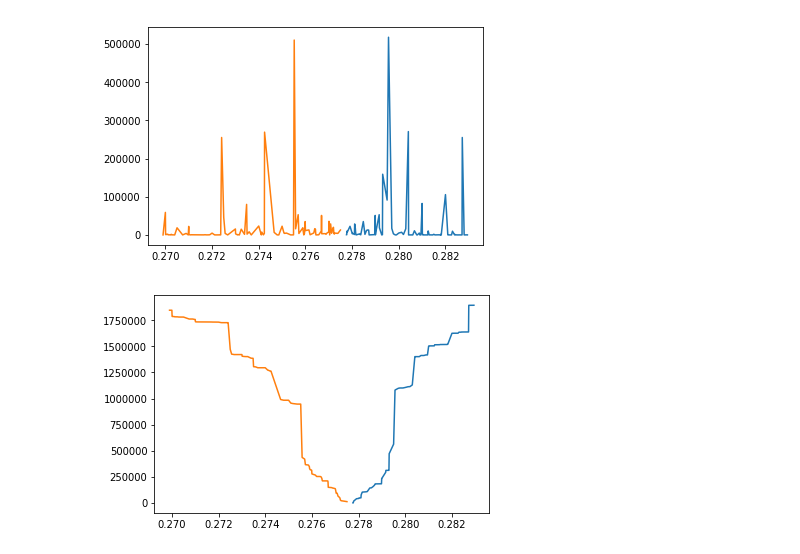
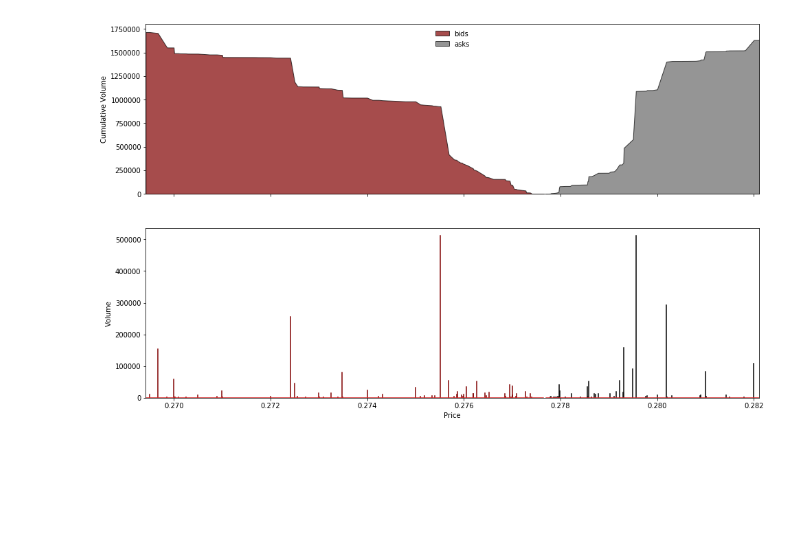
Before and after one commit to maxlamberti/orderbook-crypto-scraper, a Jupyter notebook: research/depth_compression.ipynb, the cells around one changed output. Cells and saved outputs as stored; diff of their text form; code cells hidden in the pictures; blank space fills up the shorter version.

Commit message:
add order book plots

```diff
--- a/research/depth_compression.ipynb
+++ b/research/depth_compression.ipynb
@@ -44,6 +44,42 @@ def get_order_book(pair, count):
         obook['cumvolume'] = obook[['type', 'volume']].groupby('type').cumsum()  # assumes rows are sorted
 
     return obook
+
+
+def plot_order_book(ob):
+    """Plots the cumulative volume and order distribution of the order book.
+
+    Paramaters
+    ----------
+    ob : dataframe
+        Order book data frame with columns type, price, volume, cumvolume.
+    """
+
+    # extract data series from df
+    ask_prices = ob.loc[ob['type'] == 'ask', 'price']
+    ask_volumes = ob.loc[ob['type'] == 'ask', 'volume']
+    ask_cumvolumes = ob.loc[ob['type'] == 'ask', 'cumvolume']
+    bid_prices = ob.loc[ob['type'] == 'bid', 'price']
+    bid_volumes = ob.loc[ob['type'] == 'bid', 'volume']
+    bid_cumvolumes = ob.loc[ob['type'] == 'bid', 'cumvolume']
+
+    # plot cum vol plot
+    fig, ax = plt.subplots(2, 1, sharex='col', figsize=(16, 10))
+    ax[0].fill_between(bid_prices, bid_cumvolumes, facecolor='maroon', edgecolor='k', alpha=0.7, zorder=10, label='bids')
+    ax[0].fill_between(ask_prices, ask_cumvolumes, facecolor='dimgrey', edgecolor='k', alpha=0.7, zorder=10, label='asks')
+    ax[0].set_xlim([min(bid_prices.min(), ask_prices.min()), max(bid_prices.max(), ask_prices.max())])
+    ax[0].set_ylim([0, 1.05* max(bid_cumvolumes.max(), ask_cumvolumes.max())])
+    ax[0].set_ylabel('Cumulative Volume')
+    ax[0].legend(loc='upper center', facecolor='white', framealpha=1, frameon=False)
+
+    # plot order distribution
+    ax[1].stem(bid_prices, bid_volumes, 'maroon', markerfmt=' ', label='bids')
+    ax[1].stem(ask_prices, ask_volumes, 'k', markerfmt=' ', label='asks')
+    ax[1].set_ylim([0, 1.05* max(bid_volumes.max(), ask_volumes.max())])
+    ax[1].set_xlabel('Price')
+    ax[1].set_ylabel('Volume')
+
+    plt.show()
 # %%
 ob = get_order_book('XXRPZEUR', 100)
 ob.head()
@@ -64,10 +93,4 @@ bid_cumvolumes = ob.loc[ob['type'] == 'bid', 'cumvolume']
-# %%
-plt.plot(ask_prices, ask_volumes)
-plt.plot(bid_prices, bid_volumes);
-# %% [output]
-[figure, removed]
-# %%
-plt.plot(ask_prices, ask_cumvolumes)
-plt.plot(bid_prices, bid_cumvolumes);
-# %% [output]
-[figure, removed]
+# %%
+plot_order_book(ob)
+# %% [output]
+[figure, added]
```
Also changed, not shown: parts of 2 cells of this notebook.
